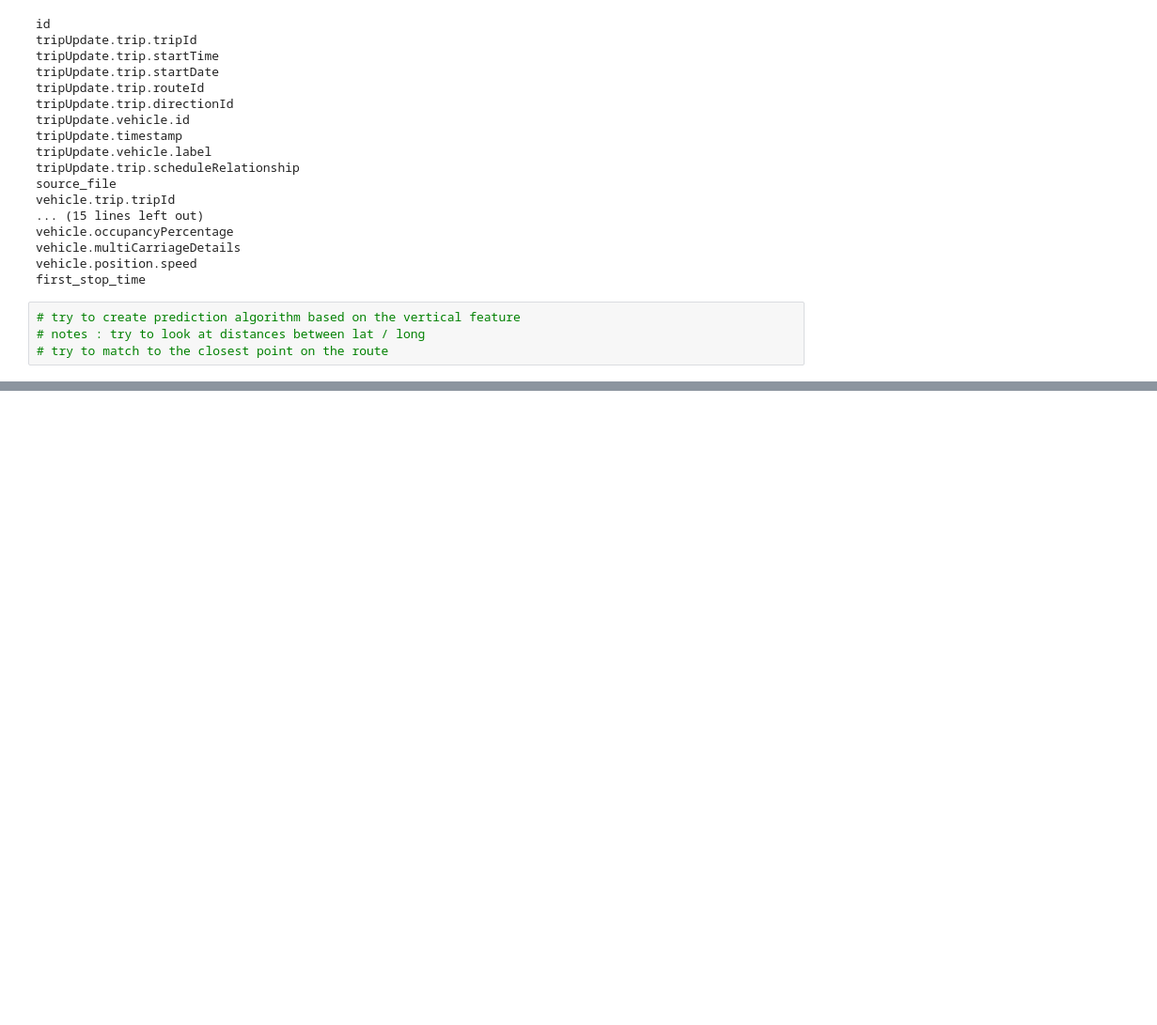
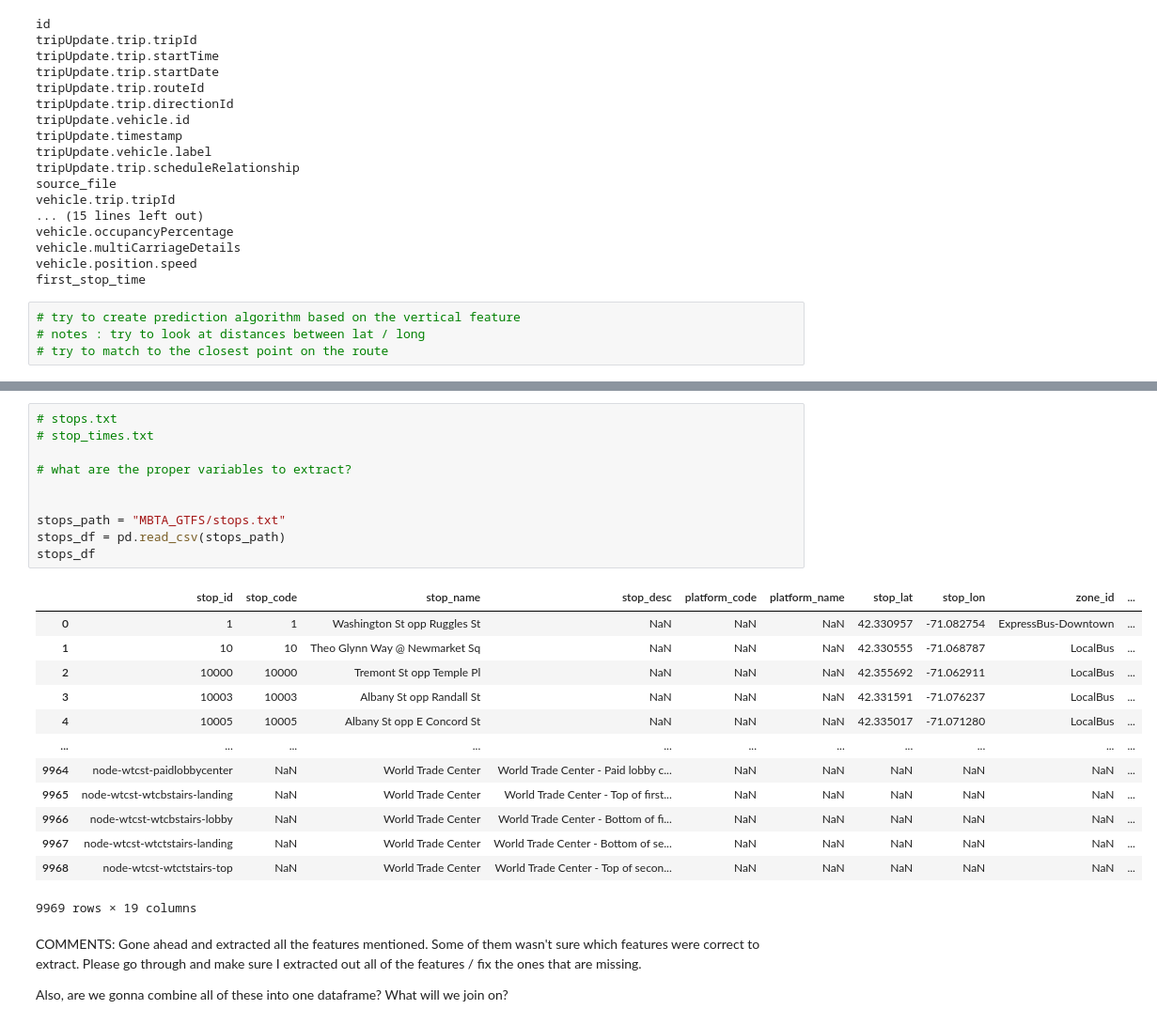
Before and after one commit to ctriley/gtfs-tools, a Jupyter notebook: Feature Engineering 2.0.ipynb, the cells around one changed output, grey strips where cells are left out. Shown: that part at 94% size. Cells and saved outputs as stored; diff of their text form; blank space fills up the shorter version.

Commit message:
Updated FE2. Started on feature extraction from txts.

```diff
--- a/Feature Engineering 2.0.ipynb
+++ b/Feature Engineering 2.0.ipynb
@@ -45,0 +120,28 @@ first_stop_time
+# %%
+# stops.txt
+# stop_times.txt
+
+# what are the proper variables to extract?
+
+
+stops_path = "MBTA_GTFS/stops.txt"
+stops_df = pd.read_csv(stops_path)
+stops_df
+# %% [output]
+|  | stop_id | stop_code | stop_name | stop_desc | platform_code | platform_name | stop_lat | stop_lon | zone_id | ... |
+| 0 | 1 | 1 | Washington St opp Ruggles St | NaN | NaN | NaN | 42.330957 | -71.082754 | ExpressBus-Downtown | ... |
+| 1 | 10 | 10 | Theo Glynn Way @ Newmarket Sq | NaN | NaN | NaN | 42.330555 | -71.068787 | LocalBus | ... |
+| 2 | 10000 | 10000 | Tremont St opp Temple Pl | NaN | NaN | NaN | 42.355692 | -71.062911 | LocalBus | ... |
+| 3 | 10003 | 10003 | Albany St opp Randall St | NaN | NaN | NaN | 42.331591 | -71.076237 | LocalBus | ... |
+| 4 | 10005 | 10005 | Albany St opp E Concord St | NaN | NaN | NaN | 42.335017 | -71.071280 | LocalBus | ... |
+| ... | ... | ... | ... | ... | ... | ... | ... | ... | ... | ... |
+| 9964 | node-wtcst-paidlobbycenter | NaN | World Trade Center | World Trade Center - Paid lobby c... | NaN | NaN | NaN | NaN | NaN | ... |
+| 9965 | node-wtcst-wtcbstairs-landing | NaN | World Trade Center | World Trade Center - Top of first... | NaN | NaN | NaN | NaN | NaN | ... |
+| 9966 | node-wtcst-wtcbstairs-lobby | NaN | World Trade Center | World Trade Center - Bottom of fi... | NaN | NaN | NaN | NaN | NaN | ... |
+| 9967 | node-wtcst-wtctstairs-landing | NaN | World Trade Center | World Trade Center - Bottom of se... | NaN | NaN | NaN | NaN | NaN | ... |
+| 9968 | node-wtcst-wtctstairs-top | NaN | World Trade Center | World Trade Center - Top of secon... | NaN | NaN | NaN | NaN | NaN | ... |
+9969 rows × 19 columns
+# %% [markdown]
+COMMENTS: Gone ahead and extracted all the features mentioned. Some of them wasn't sure which features were correct to extract. Please go through and make sure I extracted out all of the features / fix the ones that are missing.
+
+Also, are we gonna combine all of these into one dataframe? What will we join on?
```
Also changed, not shown: parts of 6 cells of this notebook.
